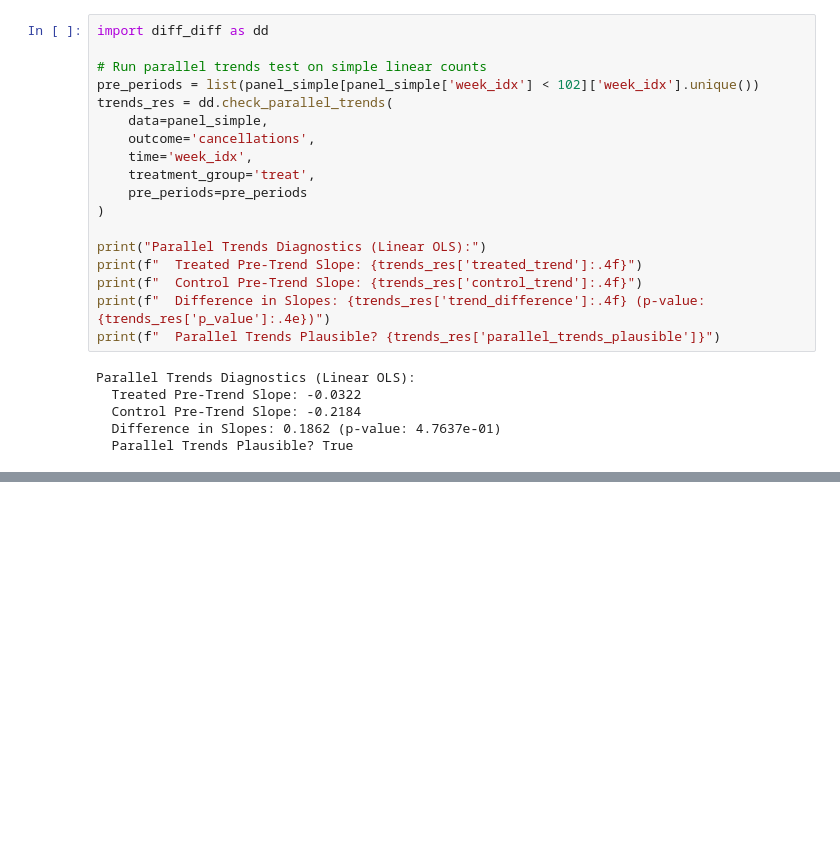
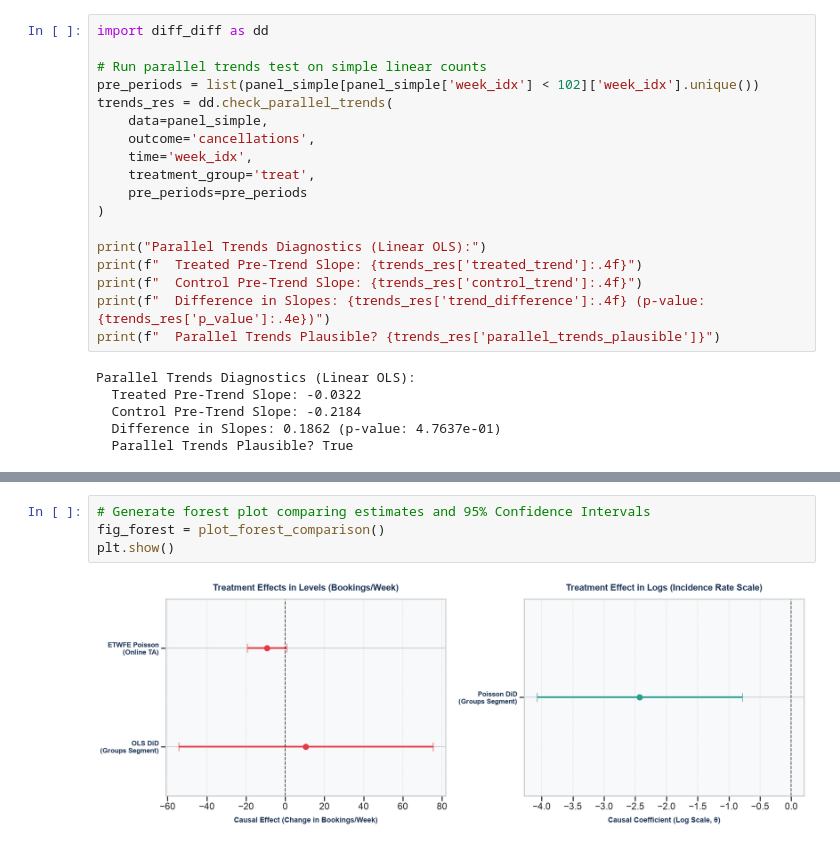
Before and after one commit to sam-tritto/hotel-cancellations-and-mega-wildfires, a Jupyter notebook: poisson_did_tutorial.ipynb, the cells around one changed output, grey strips where cells are left out. Drawn from its saved outputs; the diff is of its cells as text; blank space fills up the shorter version.

```diff
--- a/poisson_did_tutorial.ipynb
+++ b/poisson_did_tutorial.ipynb
@@ -306,0 +365,6 @@ Parallel Trends Diagnostics (Linear OLS):
+# %%
+# Generate forest plot comparing estimates and 95% Confidence Intervals
+fig_forest = plot_forest_comparison()
+plt.show()
+# %% [output]
+[figure, added]
```
Also changed, not shown: parts of 19 cells of this notebook, 2 other files.
